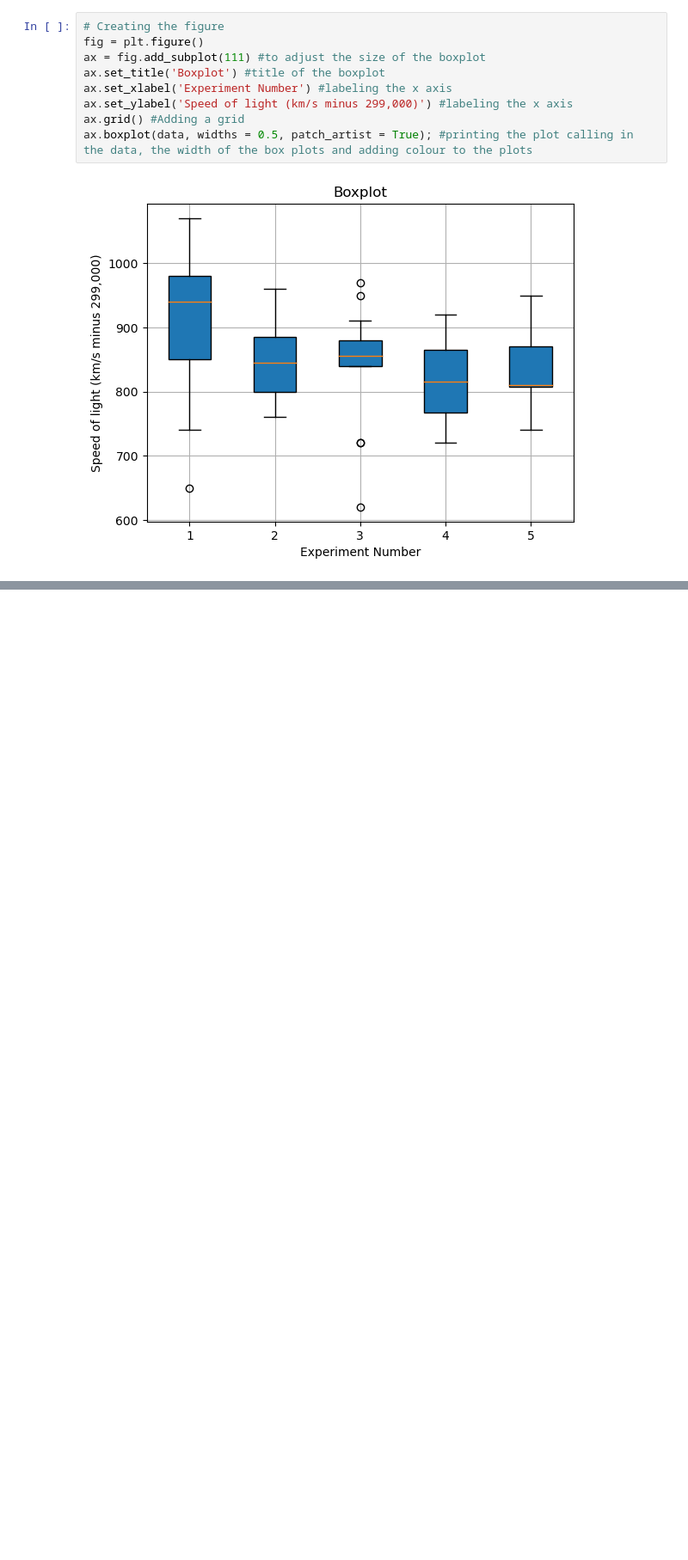
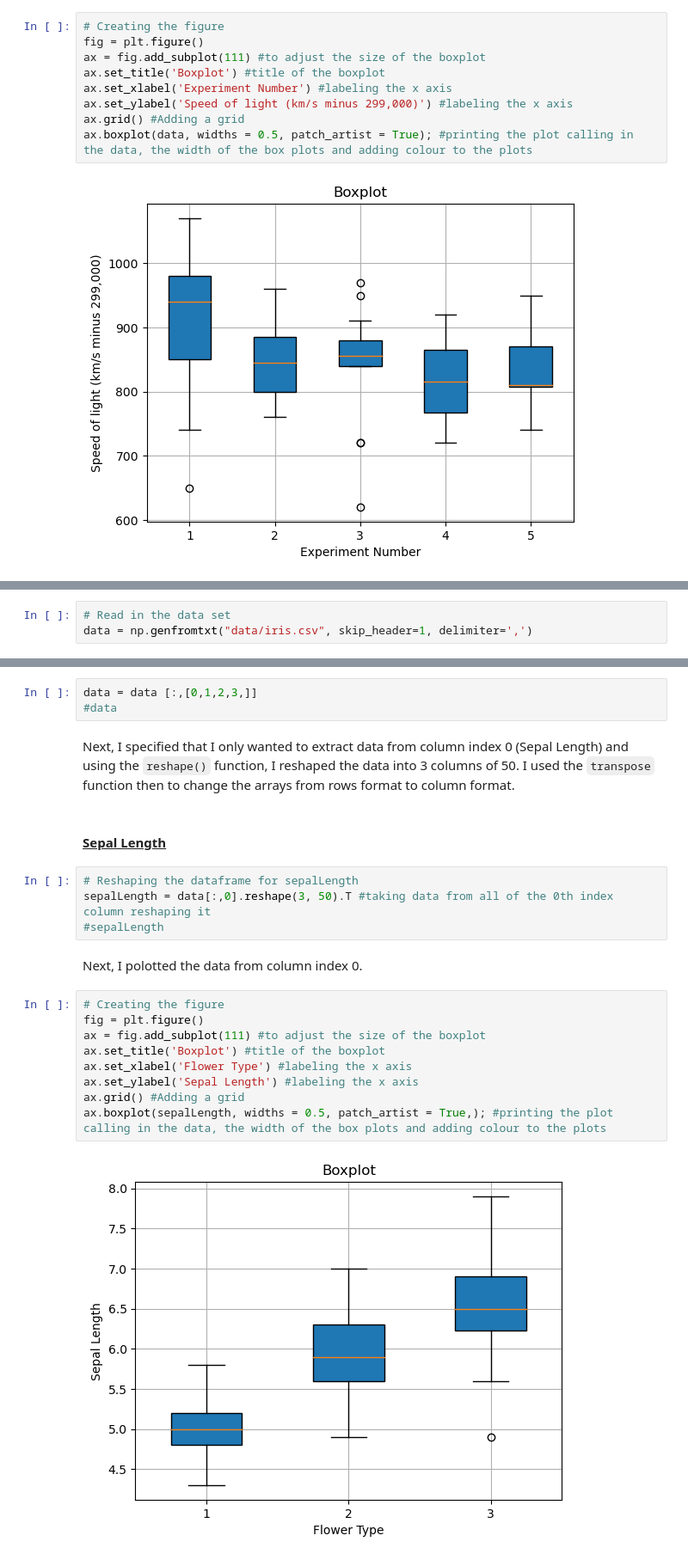
Before and after one commit to OCorry/funddaata2022-assessment, a Jupyter notebook: Practicals/04-Outliers-Exercises.ipynb, the cells around one changed output, grey strips where cells are left out. Shown at 86% size. Cells and saved outputs as stored; diff of their text form; blank space fills up the shorter version.

```diff
--- a/Practicals/04-Outliers-Exercises.ipynb
+++ b/Practicals/04-Outliers-Exercises.ipynb
@@ -73,0 +57,3 @@ ax.boxplot(data, widths = 0.5, patch_artist = True); #printing the plot calling
+# %%
+# Read in the data set
+data = np.genfromtxt("data/iris.csv", skip_header=1, delimiter=',')
@@ -73,0 +62,24 @@ ax.boxplot(data, widths = 0.5, patch_artist = True); #printing the plot calling
+# %%
+data = data [:,[0,1,2,3,]]
+#data
+# %% [markdown]
+Next, I specified that I only wanted to extract data from column index 0 (Sepal Length) and using the ``reshape()`` function, I reshaped the data into 3 columns of 50. I used the ``transpose`` function then to change the arrays from rows format to column format.
+# %% [markdown]
+#### <ins>Sepal Length</ins>
+# %%
+# Reshaping the dataframe for sepalLength
+sepalLength = data[:,0].reshape(3, 50).T #taking data from all of the 0th index column reshaping it
+#sepalLength
+# %% [markdown]
+Next, I polotted the data from column index 0.
+# %%
+# Creating the figure
+fig = plt.figure()
+ax = fig.add_subplot(111) #to adjust the size of the boxplot
+ax.set_title('Boxplot') #title of the boxplot
+ax.set_xlabel('Flower Type') #labeling the x axis
+ax.set_ylabel('Sepal Length') #labeling the x axis
+ax.grid() #Adding a grid
+ax.boxplot(sepalLength, widths = 0.5, patch_artist = True,); #printing the plot calling in the data, the width of the box plots and adding colour to the plots
+# %% [output]
+[figure, added]
```
Also changed, not shown: parts of 17 cells of this notebook, 1 other file.
